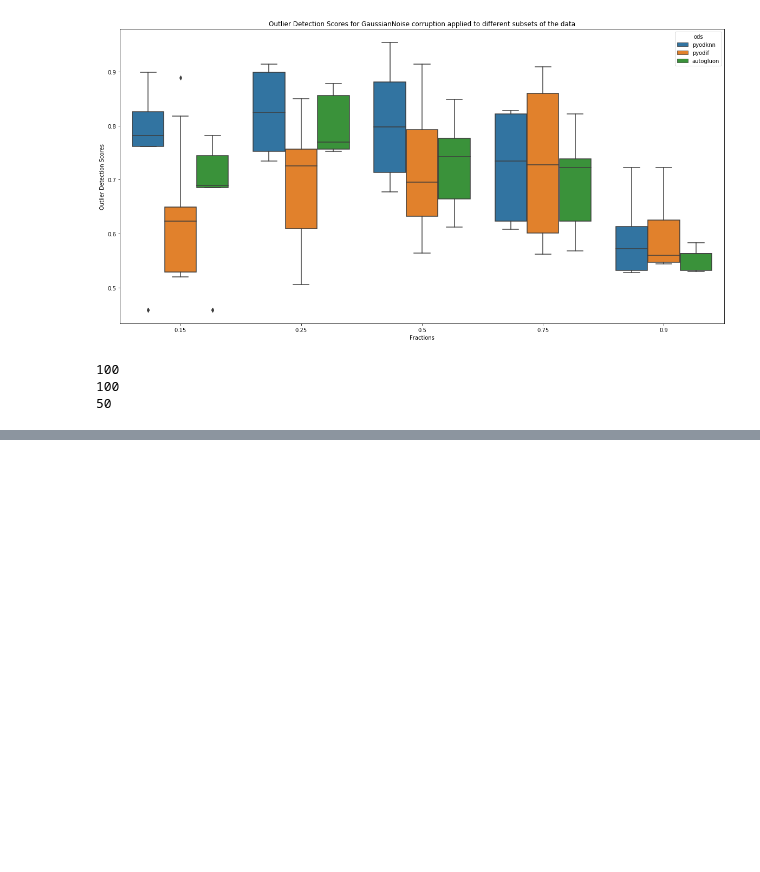
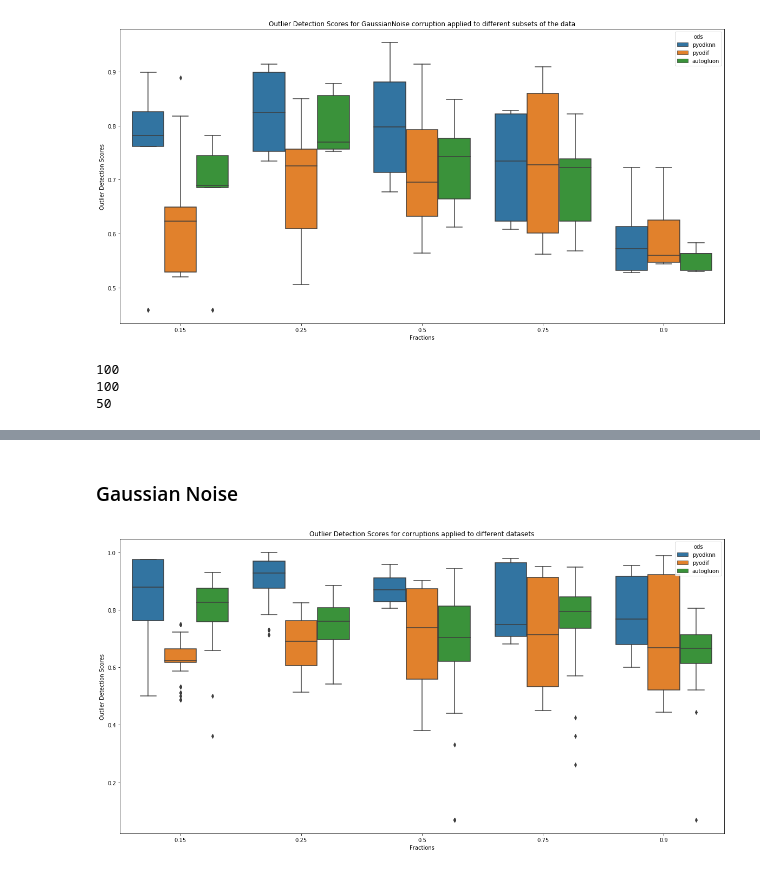
Before and after one commit to SharmaRupali/jenga, a Jupyter notebook: results_plots.ipynb, the cells around one changed output, grey strips where cells are left out. Cells and saved outputs as stored; diff of their text form; code cells hidden in the pictures; blank space fills up the shorter version.

```diff
--- a/results_plots.ipynb
+++ b/results_plots.ipynb
@@ -380,0 +471,29 @@ def func(file):
+# %%
+def results_metric(files, metric):
+    dfs_arr = []
+    for file in files:
+        dfs_arr.append(result_files_ind_metric(file, metric))
+
+    dfs = pd.concat(dfs_arr)
+
+    sns.boxplot(x='fraction', y='value', data=dfs, hue='ods')
+    plt.xlabel("Fractions")
+    plt.ylabel("Outlier Detection Scores")
+    plt.title("Outlier Detection Scores for corruptions applied to different datasets")
+
+    plt.show()
+# %% [markdown]
+### Gaussian Noise
+# %%
+files = [
+    'out/GaussianNoise/thoracic_surgery_sgd.txt',
+    'out/GaussianNoise/thoracic_surgery_rf.txt',
+    'out/GaussianNoise/acute-inflammations_sgd.txt',
+    'out/GaussianNoise/acute-inflammations_rf.txt',
+    'out/GaussianNoise/cleve_sgd.txt',
+    'out/GaussianNoise/cleve_rf.txt'
+]
+# %%
+results_metric(files, 'Precision')
+# %% [output]
+[figure, added]
```
Also changed, not shown: parts of 31 cells of this notebook.
